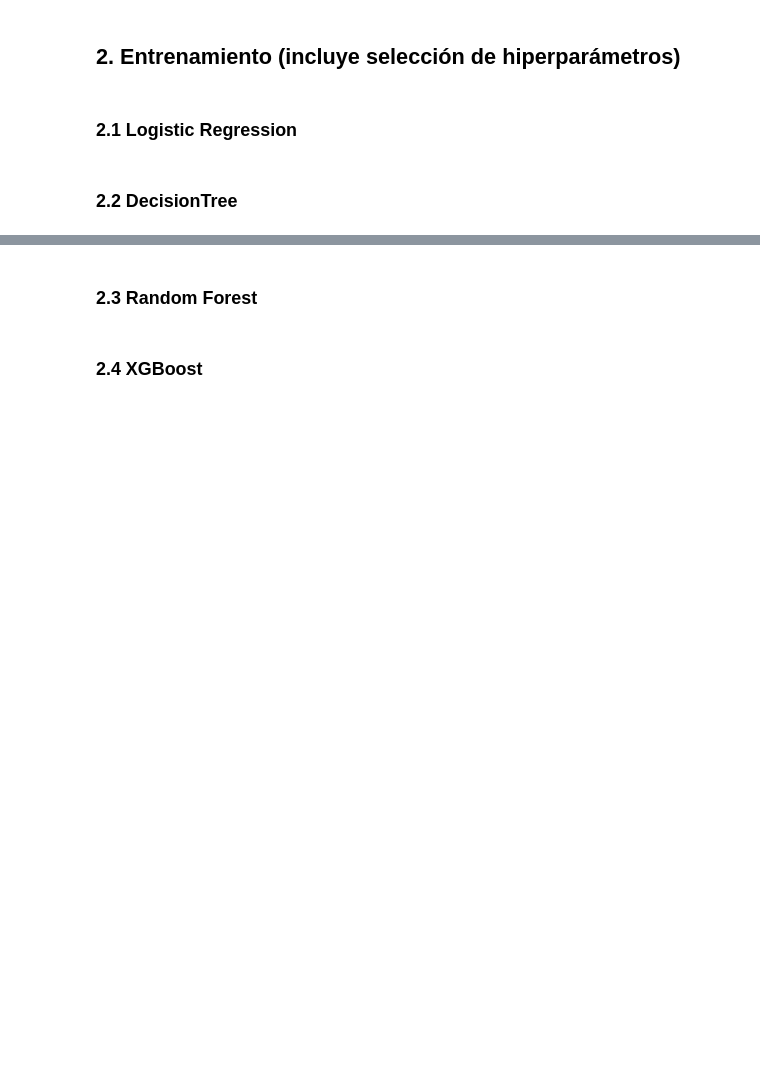
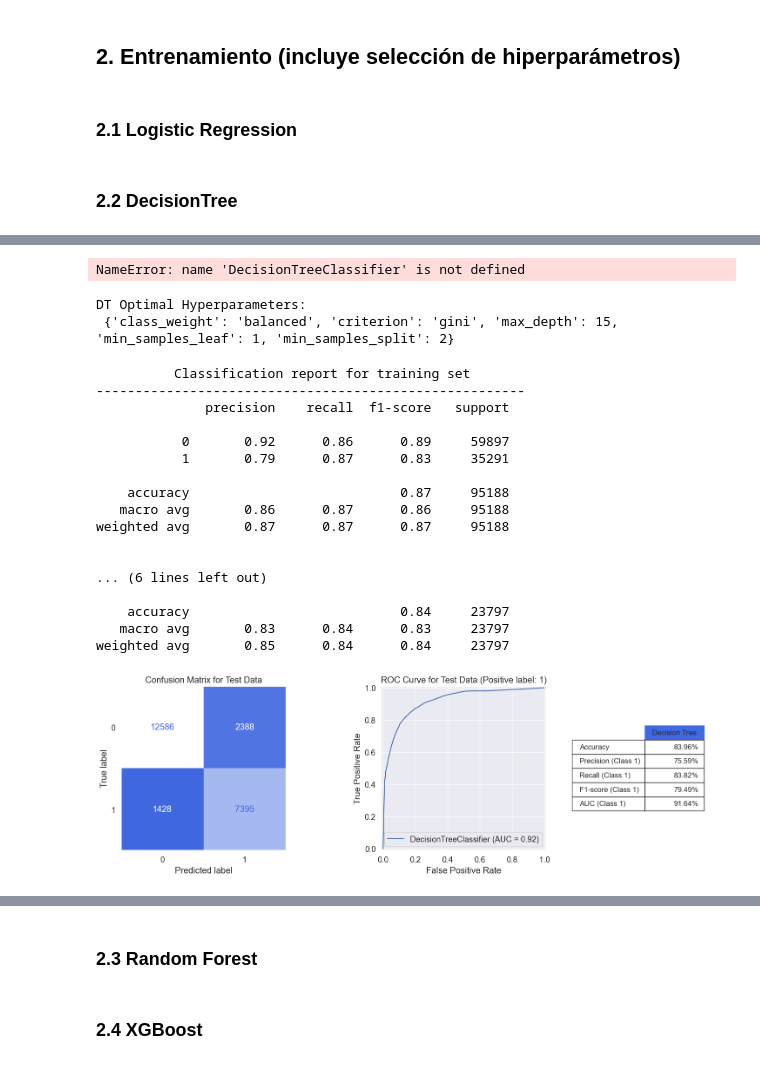
Before and after one commit to claudiberenguer/modulo5eval_ii, a Jupyter notebook: notebooks/exploracion/evaluacion_manuel.ipynb, the cells around one changed output, grey strips where cells are left out. Drawn from its saved outputs; the diff is of its cells as text; code cells hidden in the pictures; blank space fills up the shorter version.

Commit message:
feat: implementación de DecisionTree

```diff
--- a/notebooks/exploracion/evaluacion_manuel.ipynb
+++ b/notebooks/exploracion/evaluacion_manuel.ipynb
@@ -514,0 +529,4 @@ def loader(dataset_csv_filename:str, OHE:bool) -> (pd.core.frame.DataFrame, pd.c
+# %%
+dt_base = DecisionTreeClassifier(random_state=0)
+# %% [output]
+NameError: name 'DecisionTreeClassifier' is not defined
@@ -514,0 +557,18 @@ def loader(dataset_csv_filename:str, OHE:bool) -> (pd.core.frame.DataFrame, pd.c
+# %%
+# Diccionario de hiperparámetros para el modelo
+param_grid_dt = {
+    'criterion': ['gini', 'entropy'],
+    'max_depth': [5, 10, 15, None], # El None dice que pruebe a crecer sin límites a ver que pasa
+    'min_samples_split': [2, 3, 4],
+    'min_samples_leaf': [1, 2, 3],
+    'class_weight': [None, 'balanced'] # el algoritmo calcula matemáticamente la proporción exacta del dataset y equilibra los pesos a la perfección.
+}
+# (2 x 4 x 3 x 3 x 2) son 144 combinaciones diferentes de árboles.
+# Con n_splits=5 prueba cada una de estas 144 combinaciones 5 veces diferentes
+# %%
+#Ejecutamos la función
+mejor_arbol, mejores_hiperparametros_arbol = optimizar_hiperparametros_modelo(dt_base, param_grid_dt, X_train, y_train)
+print('DT Optimal Hyperparameters: \n', mejores_hiperparametros_arbol)
+# %% [output]
+DT Optimal Hyperparameters:
+ {'class_weight': 'balanced', 'criterion': 'gini', 'max_depth': 15, 'min_samples_leaf': 1, 'min_samples_split': 2}
@@ -514,0 +589,21 @@ def loader(dataset_csv_filename:str, OHE:bool) -> (pd.core.frame.DataFrame, pd.c
+# %%
+# Evaluación del modelo:
+
+def metrics_calculator(clf, X_test, y_test, model_name):
+
+    '''
+    Esta funcion calcula las medidas de performance para un modelo dado segun el conjunto de datos.
+    Las metricas son especificamente calculadas para la clase 1
+    '''
+
+    y_pred = clf.predict(X_test)
+    result = pd.DataFrame(data=[accuracy_score(y_test, y_pred),
+                                precision_score(y_test, y_pred, pos_label=1),
+                                recall_score(y_test, y_pred, pos_label=1),
+                                f1_score(y_test, y_pred, pos_label=1),
+                                roc_auc_score(y_test, clf.predict_proba(X_test)[:,1])],
+                          index=['Accuracy','Precision (Class 1)','Recall (Class 1)','F1-score (Class 1)','AUC (Class 1)'],
+                          columns = [model_name])
+
+    result = (result * 100).round(2).astype(str) + '%'
+    return result
@@ -514,0 +663,21 @@ def loader(dataset_csv_filename:str, OHE:bool) -> (pd.core.frame.DataFrame, pd.c
+# %%
+model_evaluation(mejor_arbol, X_train, X_test, y_train, y_test, 'Decision Tree')
+# %% [output]
+          Classification report for training set
+-------------------------------------------------------
+              precision    recall  f1-score   support
+
+           0       0.92      0.86      0.89     59897
+           1       0.79      0.87      0.83     35291
+
+    accuracy                           0.87     95188
+   macro avg       0.86      0.87      0.86     95188
+weighted avg       0.87      0.87      0.87     95188
+
+
+... (6 lines left out)
+
+    accuracy                           0.84     23797
+   macro avg       0.83      0.84      0.83     23797
+weighted avg       0.85      0.84      0.84     23797
+[figure, added]
```
Also changed, not shown: parts of 12 cells of this notebook.
